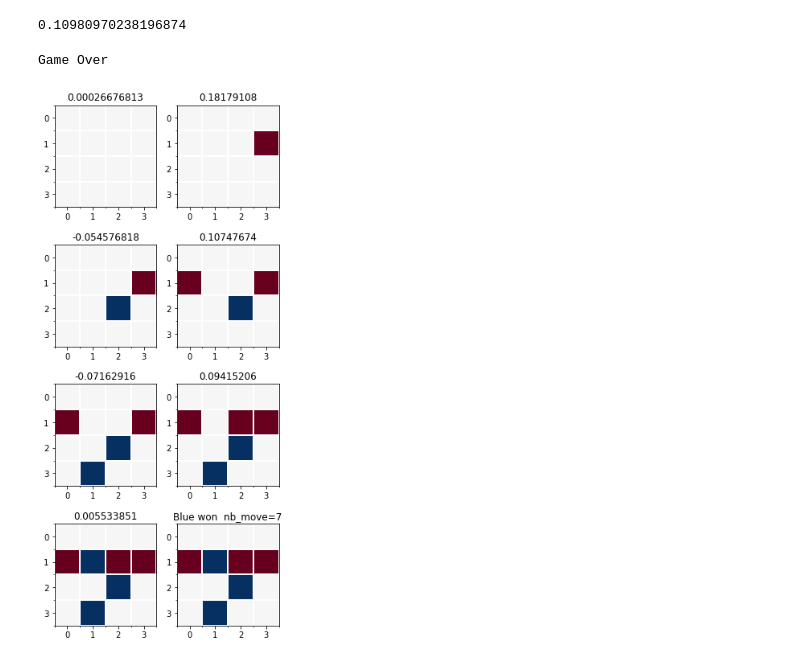
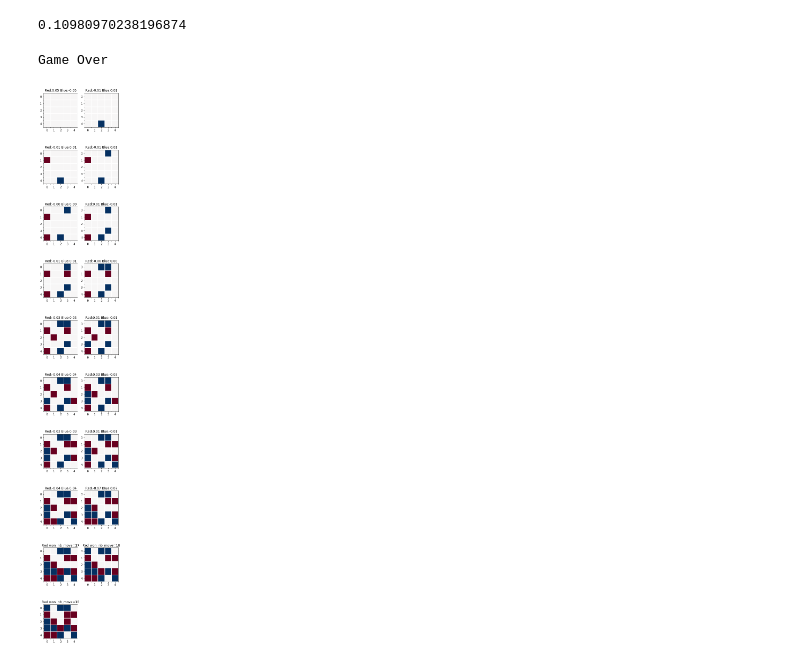
Before and after one commit to kruho/TicTacToeRL, a Jupyter notebook: TicTacToeRL.ipynb, the cells around one changed output. Drawn from its saved outputs; the diff is of its cells as text; code cells hidden in the pictures.

```diff
--- a/TicTacToeRL.ipynb
+++ b/TicTacToeRL.ipynb
@@ -3,8 +3,8 @@ import matplotlib.pyplot as plt
 %matplotlib inline
 import numpy as np
 # %%
-nb_mesh = 4
-nb_line = 3
+nb_mesh = 5
+nb_line = 4
 # %%
 def show_state(state):
     plt.subplot(1,3,1)
@@ -374,62 +357,80 @@ current_state[:,:,-1] = np.random.randint(0,2) # ランダムに先手を決め
 
 winner = None
 
-plt.figure(figsize=(5,25))
+plt.figure(figsize=(5,4*nb_mesh*nb_mesh//2))
 
 try:
+    surrender = False
     for nb_move in range(nb_mesh*nb_mesh):
 
         # 盤面の表示
-        plt.subplot(nb_mesh*nb_mesh//2,2,nb_move+1)
+        plt.subplot(nb_mesh*nb_mesh//2+1,2,nb_move+1)
         show_state_2(current_state)
-        plt.title(value_function.predict(np.expand_dims(current_state,0)).squeeze())
-#        plt.show()
 
         # 現在の指し手
         current_move = current_state[0,0,-1].astype(np.int32)
 
         # 状態価値が最も高くなる行動と、その行動を取った時の遷移後の状態価値を計算する。
         my_value, best_action = get_best_action(current_state, value_function)
-        if my_value==-1.:
-            winner = 1 - current_move
-            print('Game Over')
-            raise Exception
 
         # 状態価値が最も高くなる行動を選択する。ただし、確率εでランダムな行動を取る。
         if np.random.random(1)<epsilon:
             acceptable_action = get_permitted_actions(current_state)
             random_idx = np.random.randint(0,len(acceptable_action[0]))
             action = (acceptable_action[0][random_idx], acceptable_action[1][random_idx])
         else:
             action = best_action
 
         # 遷移後状態を計算する（まだ遷移させない）。
         next_state = transition(current_state, action)
 
         # ゲームの終了判定
-        winner = judge_game(next_state)
+        if my_value==-1.:
+            winner = 1 - current_move
+#            surrender = True
+        else:
+            winner = judge_game(next_state)
+            if winner is not None:
+                surrender = True
+
+        if current_move==0:
+            score_red = my_value
+            score_blue = -my_value
+        else:
+            score_red = -my_value
+            score_blue = my_value
+
+        if winner is None:
+            plt.title('Red:'+'{:.2f}'.format(score_red)+' Blue:'+'{:.2f}'.format(score_blue))
+        else:
+            if winner==0:
+                winner_name='Red'
+            else:
+                winner_name='Blue'
+            plt.title(winner_name+' won'+'  nb_move='+str(nb_move+1))
 
         # 状態を更新する。
         current_state = copy.deepcopy(next_state)
 
-        if winner is not None:
+        if surrender:
             raise Exception
 
 except Exception:
     pass
 
 # 最終盤面の表示
-plt.subplot(nb_mesh*nb_mesh//2,2,nb_move+2)
-show_state_2(current_state)
+if True:
+    plt.subplot(nb_mesh*nb_mesh//2+1,2,nb_move+2)
+    show_state_2(current_state)
 
-if winner is None:
-    plt.title(' draw'+'  nb_move='+str(nb_move+1))
-else:
-    if winner==0:
-        winner_name='Red'
+    if winner is None:
+        plt.title(' draw'+'  nb_move='+str(nb_move+1))
     else:
-        winner_name='Blue'
-    plt.title(winner_name+' won'+'  nb_move='+str(nb_move+1))
+        if winner==0:
+            winner_name='Red'
+        else:
+            winner_name='Blue'
+        plt.title(winner_name+' won'+'  nb_move='+str(nb_move+1))
 # %% [output]
 Game Over
-[figure, old version]
+[figure, new version]
```
Also changed, not shown: parts of 2 cells of this notebook.
